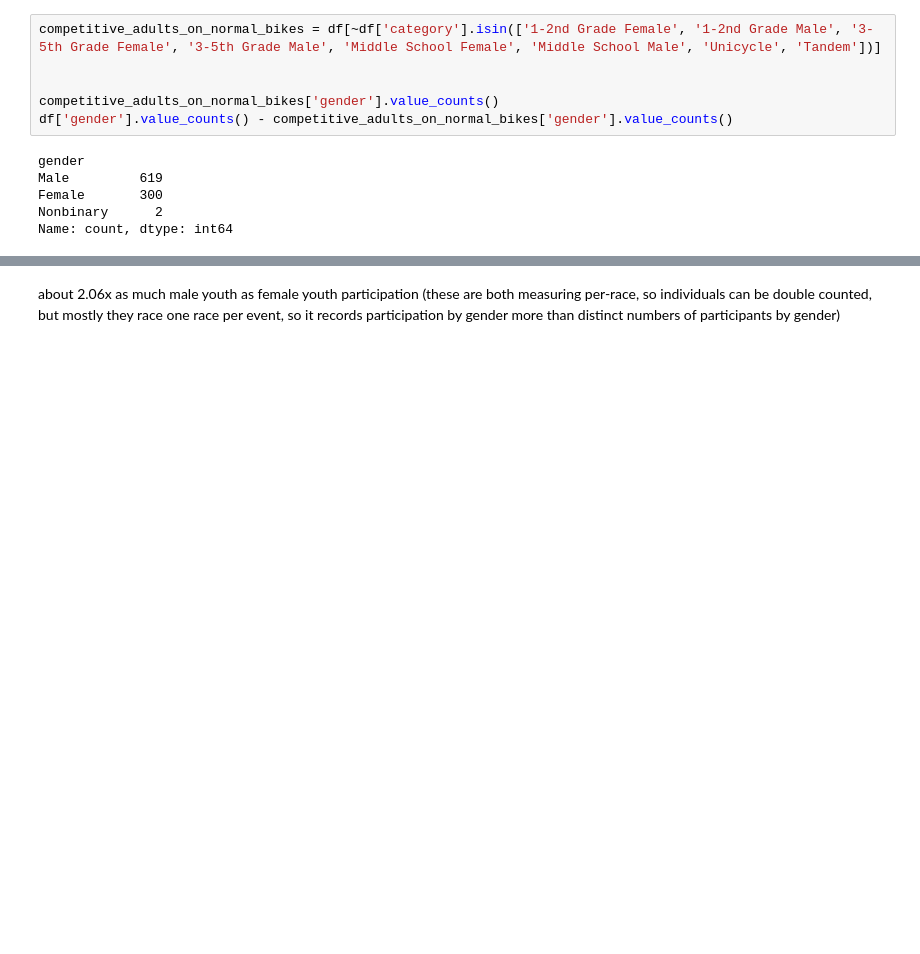
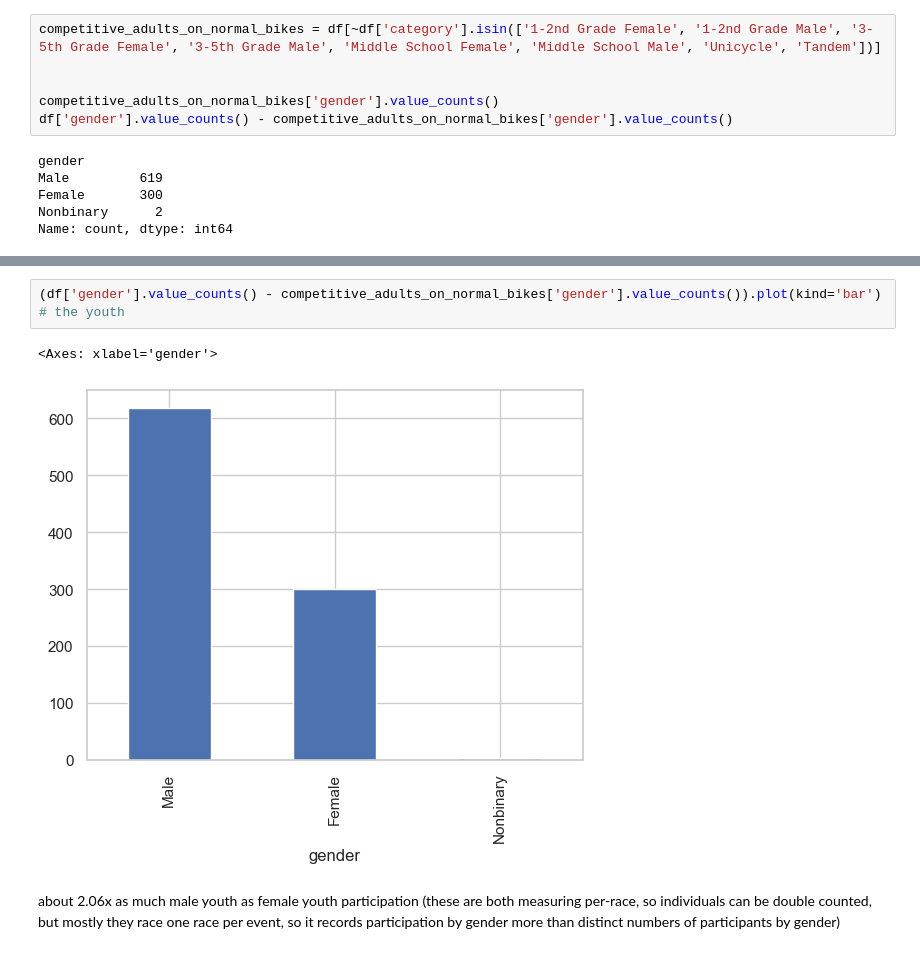
Before and after one commit to KirkCorwin/cyclocross_results_trends, a Jupyter notebook: results_trends.ipynb, the cells around one changed output, grey strips where cells are left out. Drawn from its saved outputs; the diff is of its cells as text; blank space fills up the shorter version.

```diff
--- a/results_trends.ipynb
+++ b/results_trends.ipynb
@@ -61,3 +67,9 @@ Name: count, dtype: int64
+# %%
+(df['gender'].value_counts() - competitive_adults_on_normal_bikes['gender'].value_counts()).plot(kind='bar')
+# the youth
+# %% [output]
+<Axes: xlabel='gender'>
+[figure, added]
 # %% [markdown]
 about 2.06x as much male youth as female youth participation (these are both measuring per-race, so individuals can be double counted, but mostly they race one race per event, so it records participation by gender more than distinct numbers of participants by gender)
 # %% [markdown]
```
Also changed, not shown: parts of 3 cells of this notebook.
